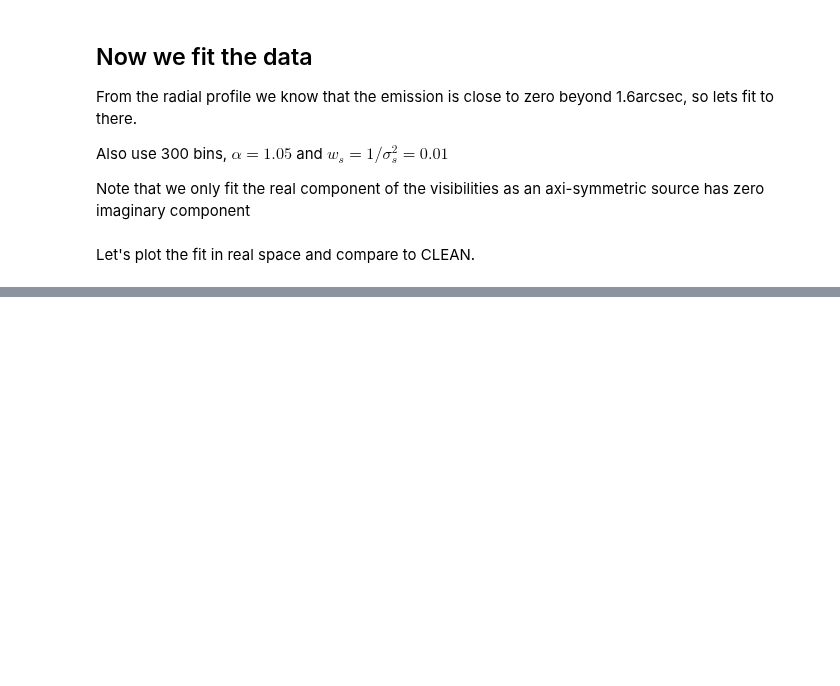
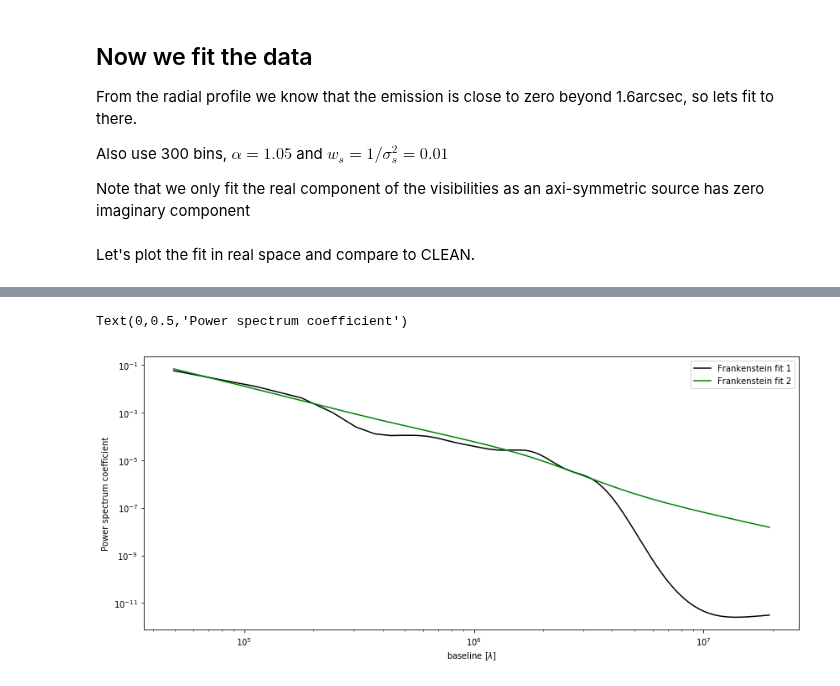
Before and after one commit to discsim/frank, a Jupyter notebook: examples/Frankenstein.ipynb, the cells around one changed output, grey strips where cells are left out. Saved outputs shown, nothing was run; the diff lists cells and outputs as text; code cells hidden in the pictures; blank space fills up the shorter version.

```diff
--- a/examples/Frankenstein.ipynb
+++ b/examples/Frankenstein.ipynb
@@ -308,0 +346,12 @@ plt.ylim(ymin=1e-5)
+# %%
+plt.figure(figsize=(14,6))
+
+plt.loglog(sol.q, sol.power_spectrum, c='k', label='Frankenstein fit 1')
+plt.loglog(sol2.q, sol2.power_spectrum, c='g', label='Frankenstein fit 2')
+
+plt.legend()
+plt.xlabel('baseline [$\lambda$]')
+plt.ylabel('Power spectrum coefficient')
+# %% [output]
+Text(0,0.5,'Power spectrum coefficient')
+[figure, added]
```
Also changed, not shown: parts of 14 cells of this notebook, 1 other file.
